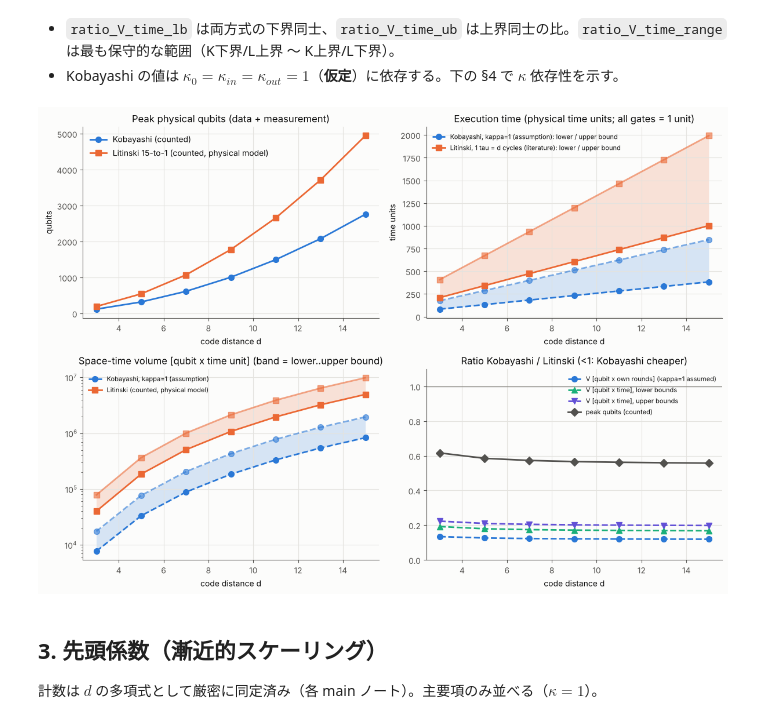
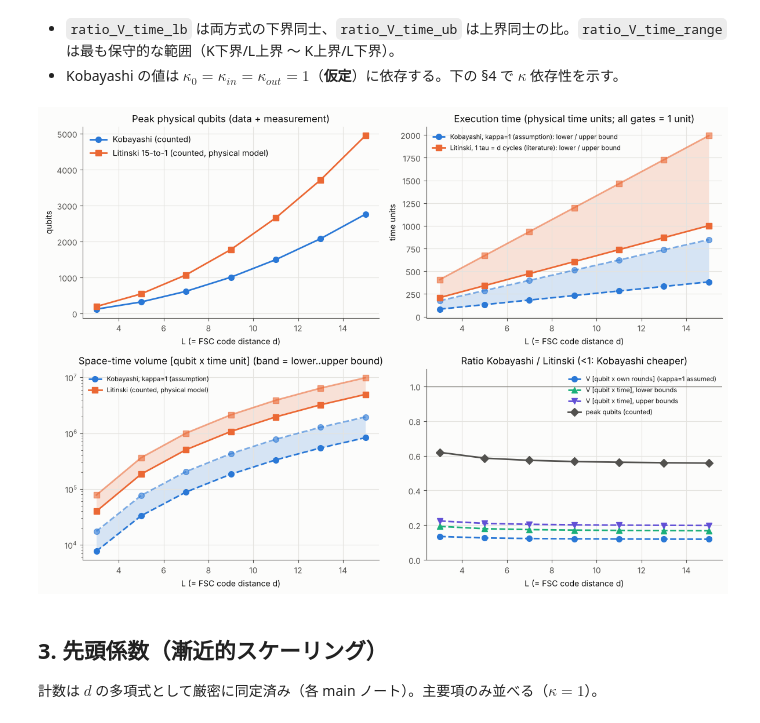
Before and after one commit to Danjobyodo/2026-10-24_StudyWithClaude, a Jupyter notebook: resource_comparison.ipynb, the cells around one changed output. Drawn from its saved outputs; the diff is of its cells as text; code cells hidden in the pictures.

```diff
--- a/resource_comparison.ipynb
+++ b/resource_comparison.ipynb
@@ -155,38 +160,38 @@ main.round(3)
 # %%
 ds = main.d.values
 fig, axes = plt.subplots(2, 2, figsize=(12, 8.5))
 ax = axes[0, 0]
 ax.plot(ds, main.K_peak_qubits, 'o-', color=C_KOB, label='Kobayashi (counted)')
 ax.plot(ds, main.L_peak_qubits, 's-', color=C_LIT, label='Litinski 15-to-1 (counted, physical model)')
-ax.set_title('Peak physical qubits (data + measurement)'); ax.set_xlabel('code distance d'); ax.set_ylabel('qubits'); ax.legend()
+ax.set_title('Peak physical qubits (data + measurement)'); ax.set_xlabel('L (= FSC code distance d)'); ax.set_ylabel('qubits'); ax.legend()
 ax = axes[0, 1]
 ax.fill_between(ds, main.K_time_lb, main.K_time_ub, color=C_KOB, alpha=0.18, lw=0)
 ax.plot(ds, main.K_time_lb, 'o--', color=C_KOB, label='Kobayashi, kappa=1 (assumption): lower / upper bound')
 ax.plot(ds, main.K_time_ub, 'o--', color=C_KOB, alpha=0.6)
 ax.fill_between(ds, main.L_time_lb, main.L_time_ub, color=C_LIT, alpha=0.18, lw=0)
 ax.plot(ds, main.L_time_lb, 's-', color=C_LIT, label='Litinski, 1 tau = d cycles (literature): lower / upper bound')
 ax.plot(ds, main.L_time_ub, 's-', color=C_LIT, alpha=0.6)
-ax.set_title('Execution time (physical time units; all gates = 1 unit)'); ax.set_xlabel('code distance d'); ax.set_ylabel('time units'); ax.legend(fontsize=8)
+ax.set_title('Execution time (physical time units; all gates = 1 unit)'); ax.set_xlabel('L (= FSC code distance d)'); ax.set_ylabel('time units'); ax.legend(fontsize=8)
 ax = axes[1, 0]
 ax.fill_between(ds, main.K_V_t_lb, main.K_V_t_ub, color=C_KOB, alpha=0.18, lw=0)
 ax.plot(ds, main.K_V_t_lb, 'o--', color=C_KOB, label='Kobayashi, kappa=1 (assumption)')
 ax.plot(ds, main.K_V_t_ub, 'o--', color=C_KOB, alpha=0.6)
 ax.fill_between(ds, main.L_V_t_lb, main.L_V_t_ub, color=C_LIT, alpha=0.18, lw=0)
 ax.plot(ds, main.L_V_t_lb, 's-', color=C_LIT, label='Litinski (counted, physical model)')
 ax.plot(ds, main.L_V_t_ub, 's-', color=C_LIT, alpha=0.6)
 ax.set_yscale('log'); ax.set_title('Space-time volume [qubit x time unit] (band = lower..upper bound)')
-ax.set_xlabel('code distance d'); ax.legend(fontsize=8)
+ax.set_xlabel('L (= FSC code distance d)'); ax.legend(fontsize=8)
 ax = axes[1, 1]
 ax.plot(ds, main.ratio_V_qubit_round, 'o--', color=C_KOB, label='V [qubit x own rounds] (kappa=1 assumed)')
 ax.plot(ds, main.ratio_V_time_lb, '^--', color=C_AUX, label='V [qubit x time], lower bounds')
 ax.plot(ds, main.ratio_V_time_ub, 'v--', color='#6250d6', label='V [qubit x time], upper bounds')
 ax.plot(ds, main.ratio_peak_qubits, 'D-', color='#52514e', label='peak qubits (counted)')
 ax.axhline(1, color='#898781', lw=1)
 ax.set_ylim(0, max(1.1, main[['ratio_V_qubit_round', 'ratio_V_time_lb', 'ratio_V_time_ub', 'ratio_peak_qubits']].values.max() * 1.1))
-ax.set_title('Ratio Kobayashi / Litinski (<1: Kobayashi cheaper)'); ax.set_xlabel('code distance d'); ax.legend(fontsize=8)
+ax.set_title('Ratio Kobayashi / Litinski (<1: Kobayashi cheaper)'); ax.set_xlabel('L (= FSC code distance d)'); ax.legend(fontsize=8)
 plt.tight_layout(); plt.savefig(f'{FIGURES}/comparison_main_FT_ref_A.png', dpi=150); plt.show()
 # %% [output]
-[figure, old version]
+[figure, new version]
 # %% [markdown]
 ## 3. 先頭係数（漸近的スケーリング）
 計数は $d$ の多項式として厳密に同定済み（各 main ノート）。主要項のみ並べる（$\kappa=1$）。
```
Also changed, not shown: parts of 17 cells of this notebook, 33 other files.
